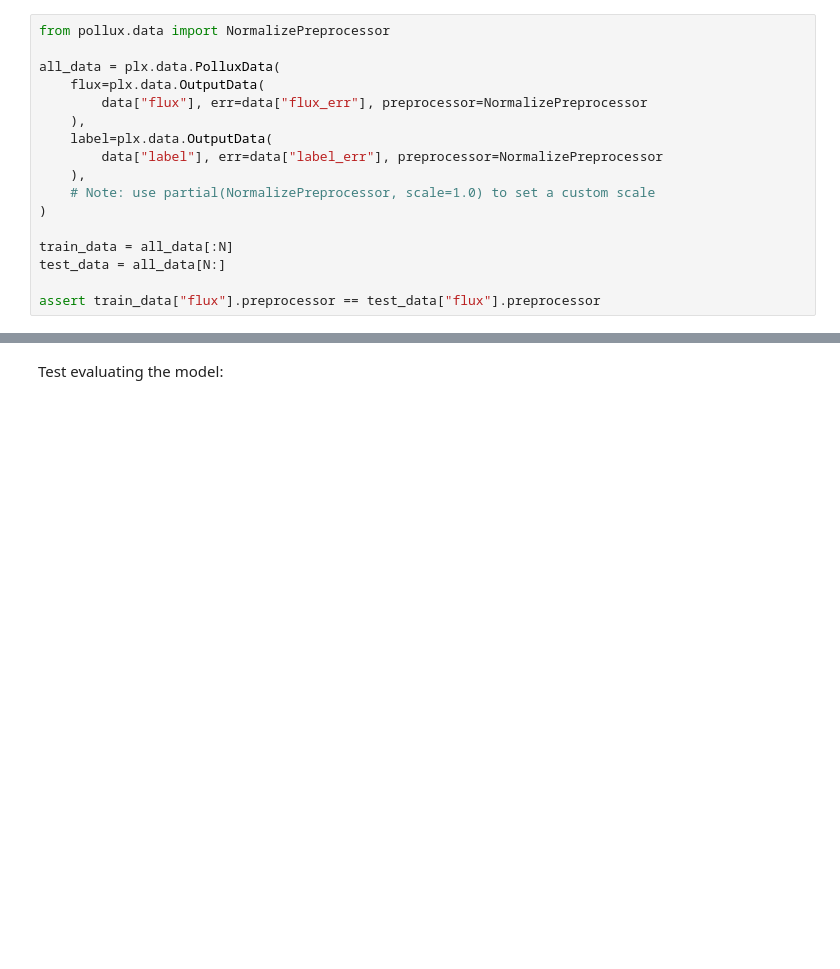
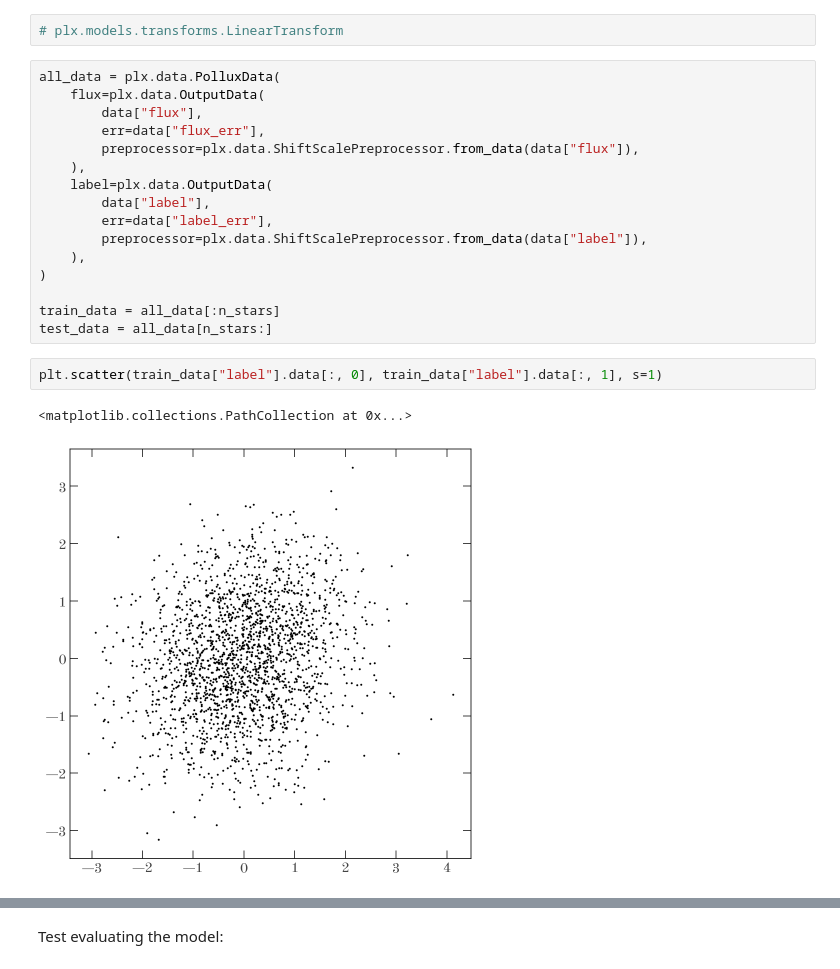
Before and after one commit to adrn/pollux, a Jupyter notebook: docs/tutorials/Lux-linear-simulated-data.ipynb, the cells around one changed output, grey strips where cells are left out. Drawn from its saved outputs; the diff is of its cells as text; blank space fills up the shorter version.

```diff
--- a/docs/tutorials/Simulated-data-test.ipynb
+++ b/docs/tutorials/Lux-linear-simulated-data.ipynb
@@ -82,17 +47,23 @@ data, data_true = make_data(2 * N, rng=rng)
+# %%
+# plx.models.transforms.LinearTransform
 # %%
-from pollux.data import NormalizePreprocessor
-
 all_data = plx.data.PolluxData(
     flux=plx.data.OutputData(
-        data["flux"], err=data["flux_err"], preprocessor=NormalizePreprocessor
+        data["flux"],
+        err=data["flux_err"],
+        preprocessor=plx.data.ShiftScalePreprocessor.from_data(data["flux"]),
     ),
     label=plx.data.OutputData(
-        data["label"], err=data["label_err"], preprocessor=NormalizePreprocessor
+        data["label"],
+        err=data["label_err"],
+        preprocessor=plx.data.ShiftScalePreprocessor.from_data(data["label"]),
     ),
-    # Note: use partial(NormalizePreprocessor, scale=1.0) to set a custom scale
 )
 
-train_data = all_data[:N]
-test_data = all_data[N:]
-
-assert train_data["flux"].preprocessor == test_data["flux"].preprocessor
+train_data = all_data[:n_stars]
+test_data = all_data[n_stars:]
+# %%
+plt.scatter(train_data["label"].data[:, 0], train_data["label"].data[:, 1], s=1)
+# %% [output]
+<matplotlib.collections.PathCollection at 0x...>
+[figure, added]
```
Also changed, not shown: parts of 13 cells of this notebook, 6 other files.
